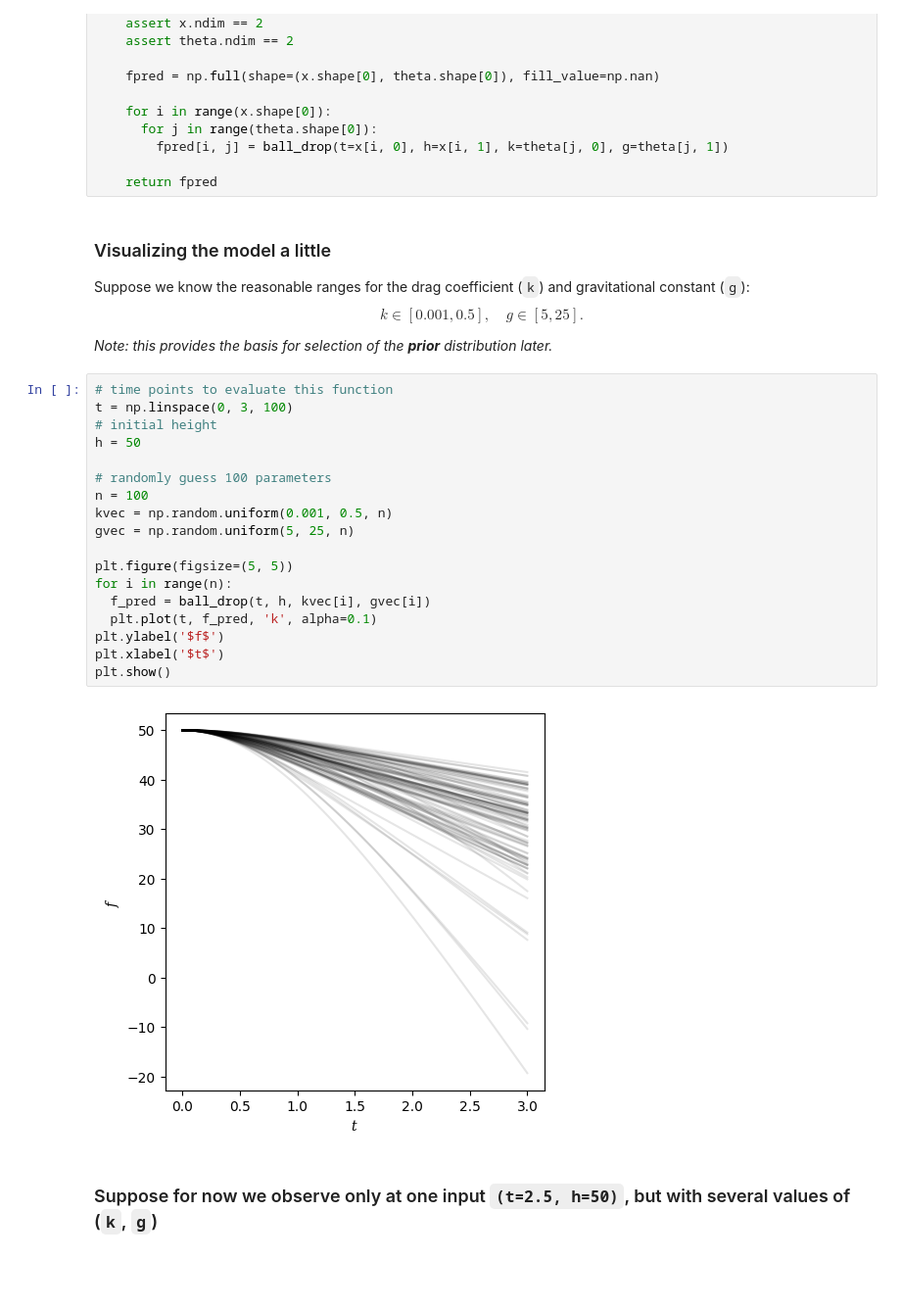
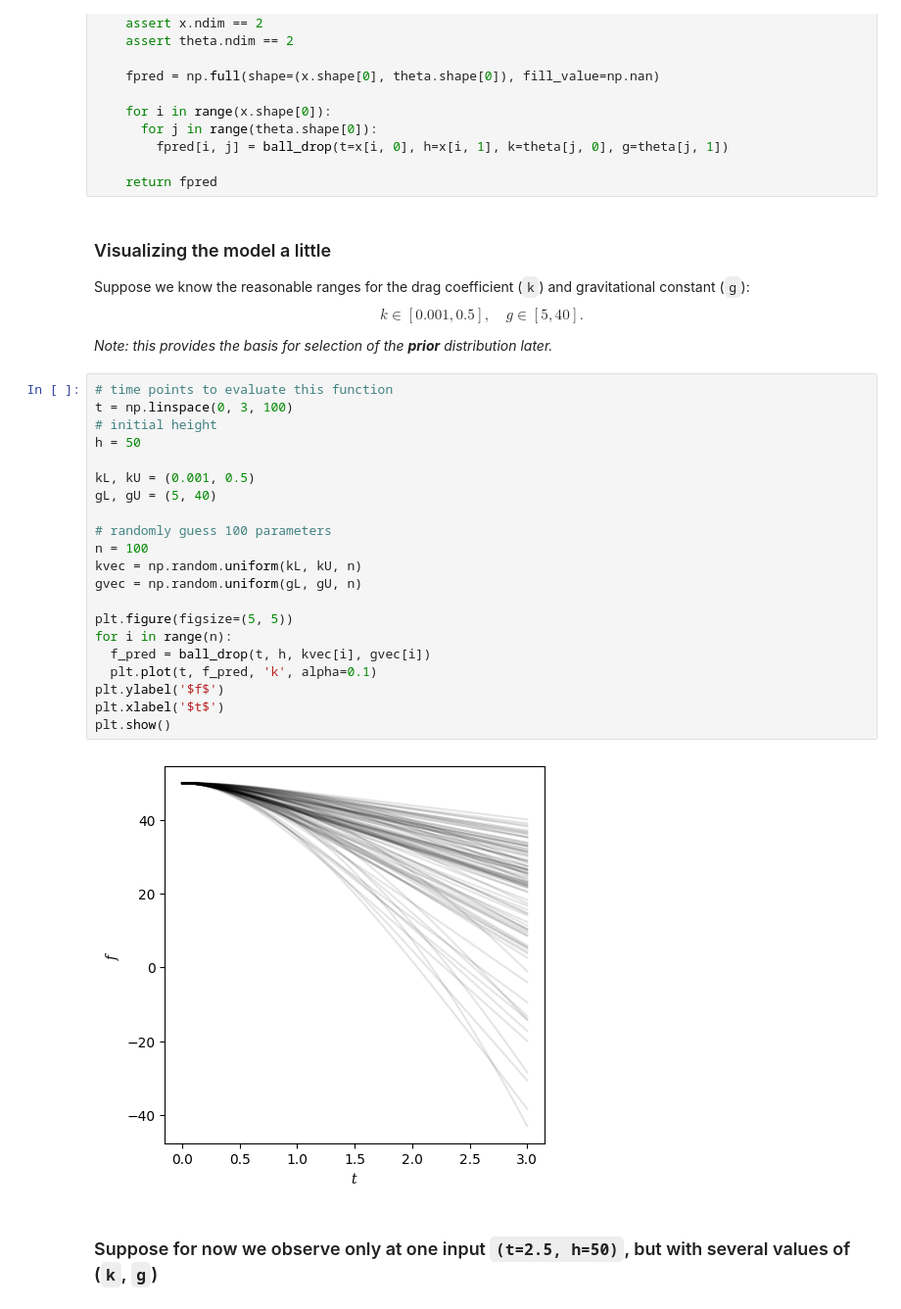
Before and after one commit to mosesyhc/BAND-camp-surmise-demo, a Jupyter notebook: BANDcamp2023_GP_surmise.ipynb, the cells around one changed output. Shown: that part at 98% size. Drawn from its saved outputs; the diff is of its cells as text; blank space fills up the shorter version.

```diff
--- a/BANDcamp2023_GP_surmise.ipynb
+++ b/BANDcamp2023_GP_surmise.ipynb
@@ -115,29 +115,32 @@ def ball_drop_xt(x, theta):
 ### Visualizing the model a little
 
 Suppose we know the reasonable ranges for the drag coefficient (`k`) and gravitational constant (`g`):
-$$ k \in [0.001, 0.5], \quad g \in [5, 25]. $$
+$$ k \in [0.001, 0.5], \quad g \in [5, 40]. $$
 
 *Note: this provides the basis for selection of the **prior** distribution later.*
 # %%
 # time points to evaluate this function
 t = np.linspace(0, 3, 100)
 # initial height
 h = 50
 
+kL, kU = (0.001, 0.5)
+gL, gU = (5, 40)
+
 # randomly guess 100 parameters
 n = 100
-kvec = np.random.uniform(0.001, 0.5, n)
-gvec = np.random.uniform(5, 25, n)
+kvec = np.random.uniform(kL, kU, n)
+gvec = np.random.uniform(gL, gU, n)
 
 plt.figure(figsize=(5, 5))
 for i in range(n):
   f_pred = ball_drop(t, h, kvec[i], gvec[i])
   plt.plot(t, f_pred, 'k', alpha=0.1)
 plt.ylabel('$f$')
 plt.xlabel('$t$')
 plt.show()
 # %% [output]
-[figure, old version]
+[figure, new version]
 # %% [markdown]
 ### Suppose for now we observe only at one input `(t=2.5, h=50)`, but with several values of (`k`, `g`)
 # %%
```
Also changed, not shown: parts of 30 cells of this notebook.
